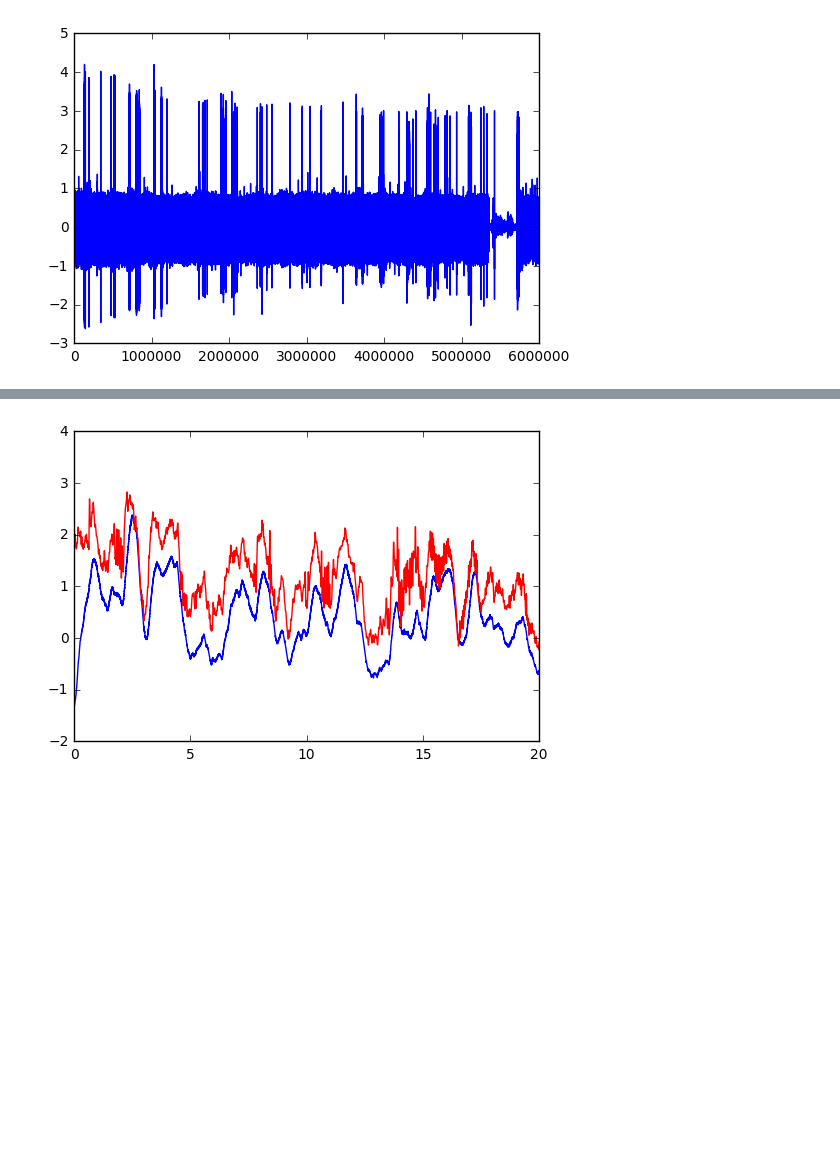
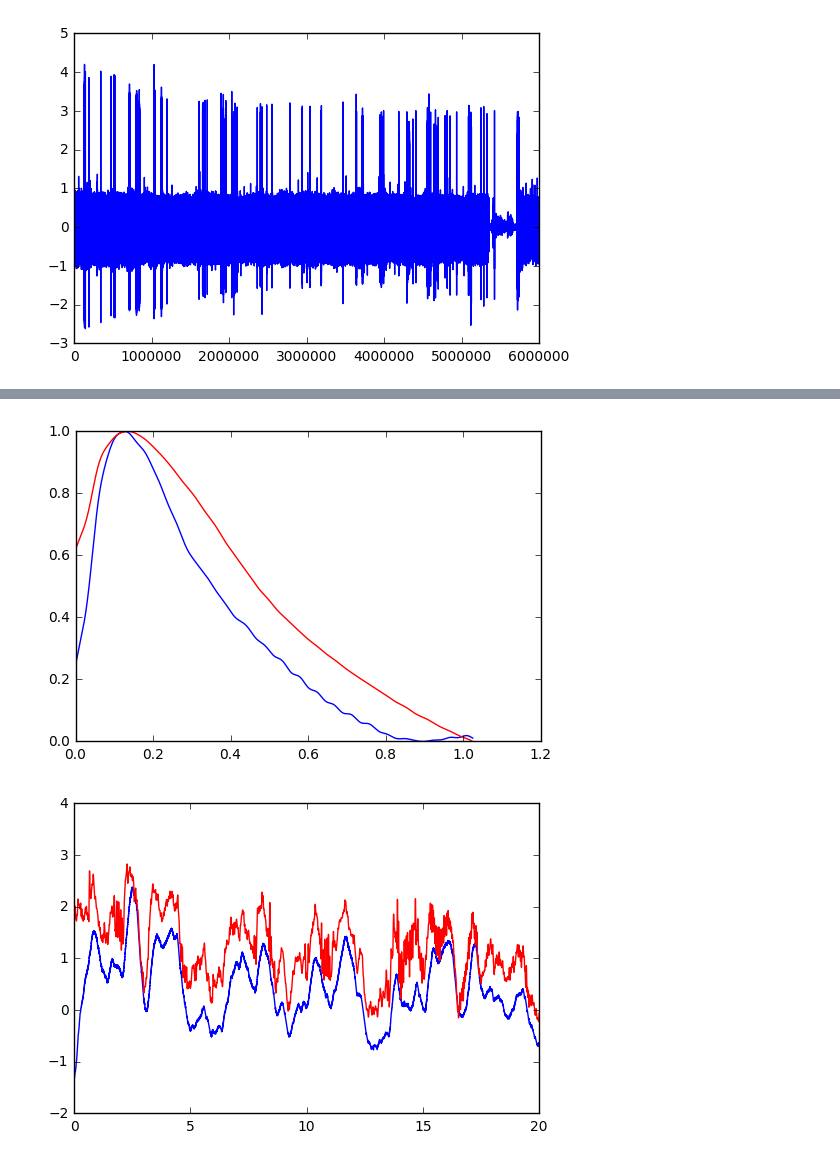
Before and after one commit to lyshds/kinematics_triggered_correlations, a Jupyter notebook: 03.2_test_iii3_i1_compare.ipynb, the cells around one changed output, grey strips where cells are left out. Saved outputs shown, nothing was run; the diff lists cells and outputs as text; code cells hidden in the pictures; blank space fills up the shorter version.

```diff
--- a/03.2_test_iii3_i1_compare.ipynb
+++ b/03.2_test_iii3_i1_compare.ipynb
@@ -380,3 +428,12 @@ plt.savefig('preliminary_comp_i1_iii_3_spike_triggered_average_kernel.pdf')
+# %%
+
+plt.plot(ep_times_2[:20500],i1_scaled, color='b')
+plt.gca().set_xbound(-1,1)
+plt.plot(ep_times[:20500],iii3_scaled, color='r')
+#plt.gca().set_xbound(-1*ep_times_2[500],ep_times[20000])
+plt.savefig('preliminary_comp_i1_iii_3_spike_triggered_average_kernel.pdf')
+# %% [output]
+[figure, added]
 # %%
 spike_train = np.zeros_like(ep_times)
 # %%
```
Also changed, not shown: parts of 11 cells of this notebook, 13 other files.
